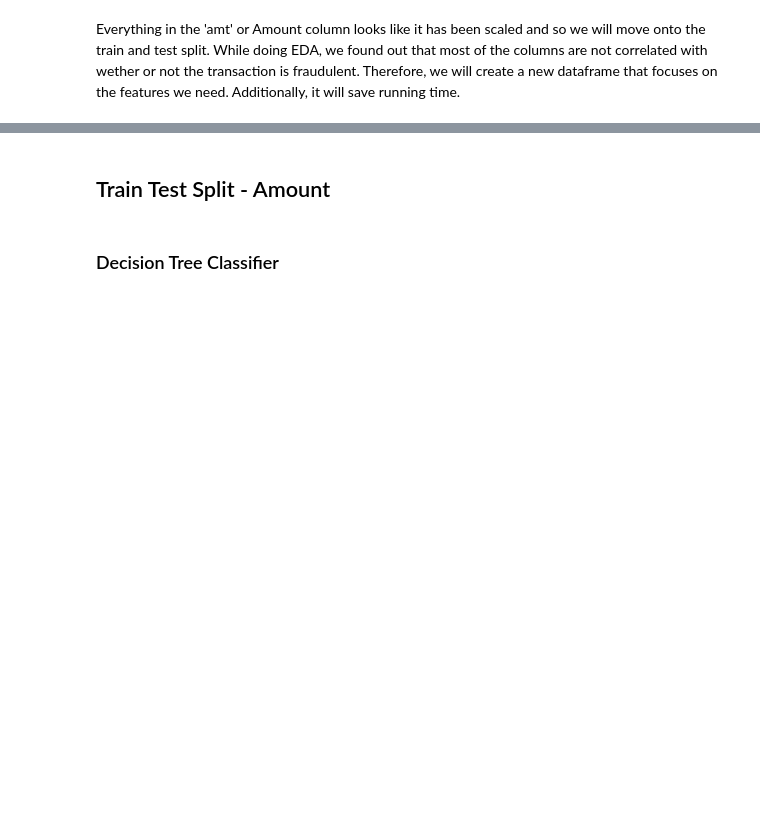
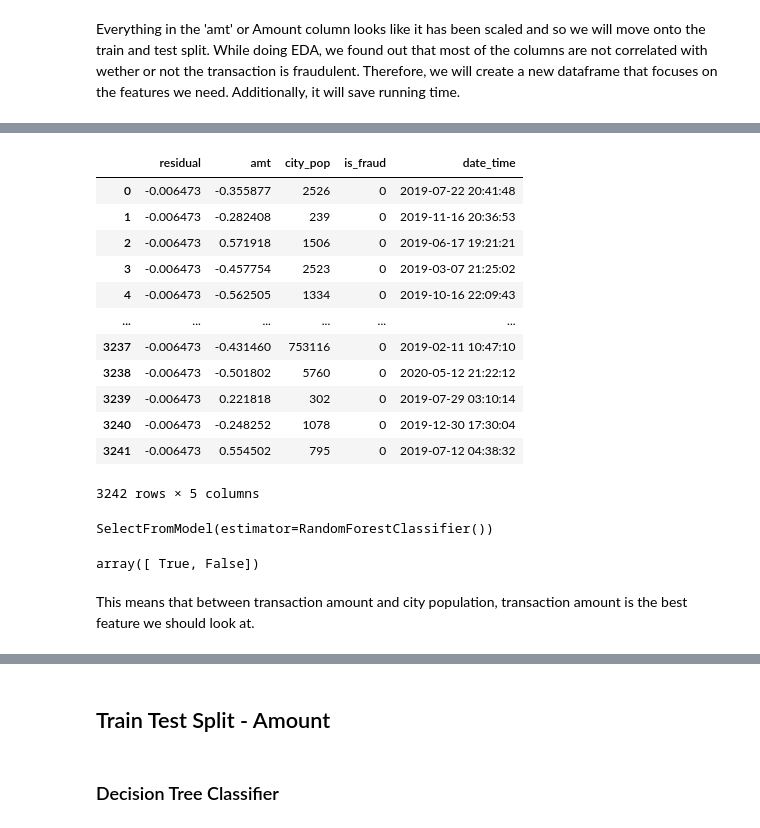
Before and after one commit to WasineeSi/Springboard, a Jupyter notebook: Preprocessing Training and Modeling.ipynb, the cells around one changed output, grey strips where cells are left out. Cells and saved outputs as stored; diff of their text form; code cells hidden in the pictures; blank space fills up the shorter version.

```diff
--- a/Preprocessing Training and Modeling.ipynb
+++ b/Preprocessing Training and Modeling.ipynb
@@ -103,0 +253,20 @@ dft = df[['date_time', 'is_fraud']]
+# %%
+df_rf['date_time'] = df['date_time'][size:]
+df_rf['amt'] = df['amt'][size:]
+df_rf['city_pop'] = df['city_pop'][size:]
+df_rf['is_fraud'] = df['is_fraud'][size:]
+df_rf.reset_index(drop=True)
+# %% [output]
+|  | residual | amt | city_pop | is_fraud | date_time |
+| 0 | -0.006473 | -0.355877 | 2526 | 0 | 2019-07-22 20:41:48 |
+| 1 | -0.006473 | -0.282408 | 239 | 0 | 2019-11-16 20:36:53 |
+| 2 | -0.006473 | 0.571918 | 1506 | 0 | 2019-06-17 19:21:21 |
+| 3 | -0.006473 | -0.457754 | 2523 | 0 | 2019-03-07 21:25:02 |
+| 4 | -0.006473 | -0.562505 | 1334 | 0 | 2019-10-16 22:09:43 |
+| ... | ... | ... | ... | ... | ... |
+| 3237 | -0.006473 | -0.431460 | 753116 | 0 | 2019-02-11 10:47:10 |
+| 3238 | -0.006473 | -0.501802 | 5760 | 0 | 2020-05-12 21:22:12 |
+| 3239 | -0.006473 | 0.221818 | 302 | 0 | 2019-07-29 03:10:14 |
+| 3240 | -0.006473 | -0.248252 | 1078 | 0 | 2019-12-30 17:30:04 |
+| 3241 | -0.006473 | 0.554502 | 795 | 0 | 2019-07-12 04:38:32 |
+3242 rows × 5 columns
@@ -103,0 +280,14 @@ dft = df[['date_time', 'is_fraud']]
+# %%
+from sklearn.ensemble import RandomForestClassifier
+from sklearn.feature_selection import SelectFromModel
+
+sel = SelectFromModel(RandomForestClassifier(n_estimators = 100))
+sel.fit(X_train, y_train)
+# %% [output]
+SelectFromModel(estimator=RandomForestClassifier())
+# %%
+sel.get_support()
+# %% [output]
+array([ True, False])
+# %% [markdown]
+This means that between transaction amount and city population, transaction amount is the best feature we should look at.
```
Also changed, not shown: parts of 44 cells of this notebook.
